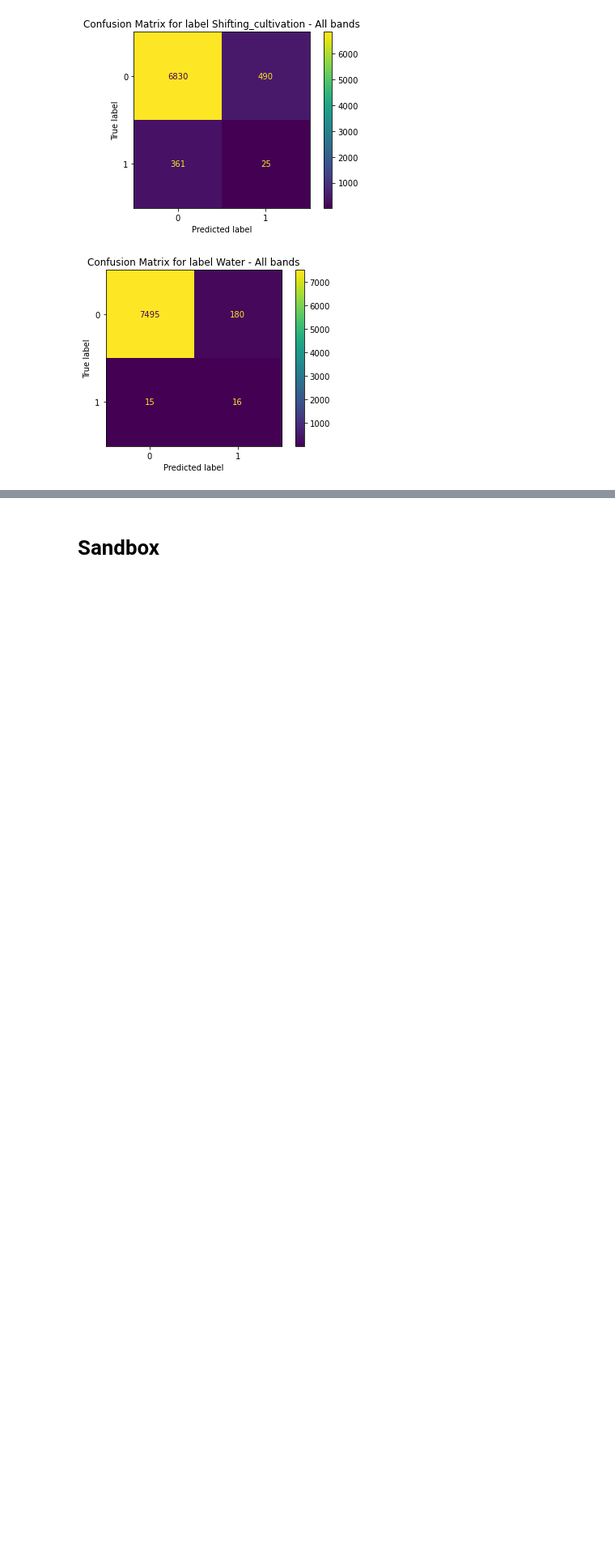
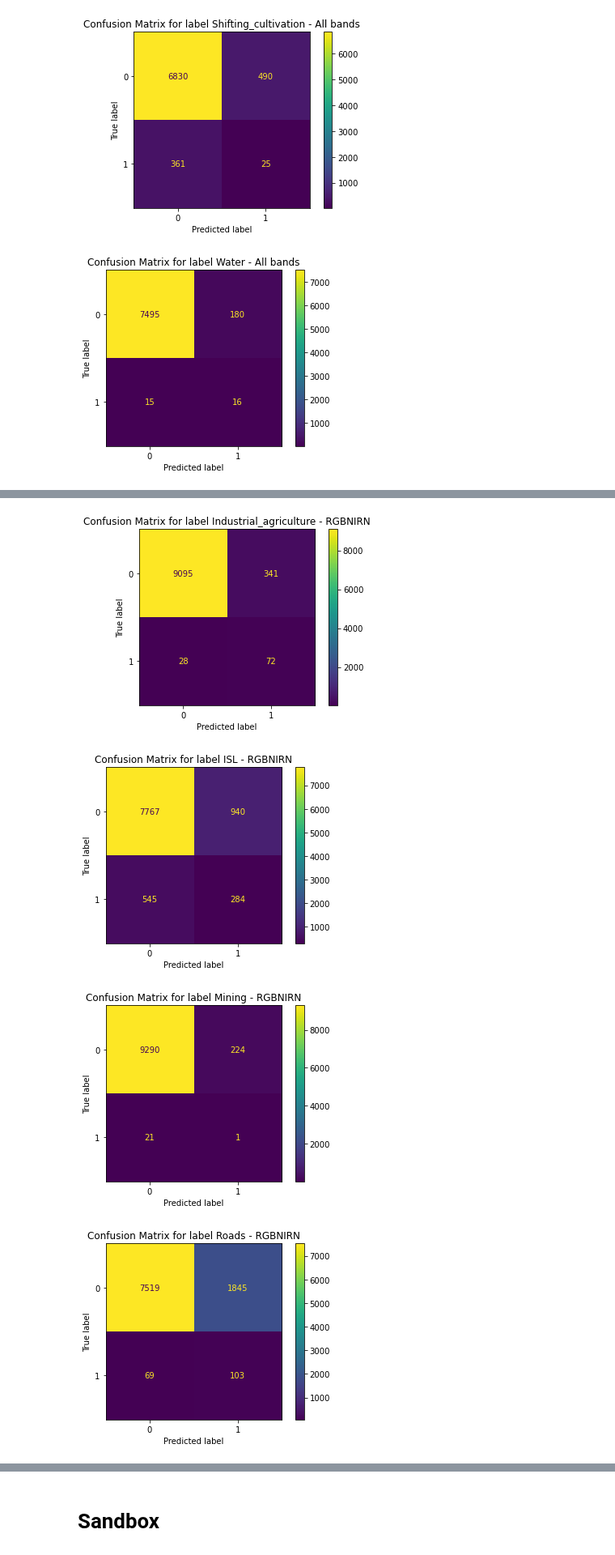
Before and after one commit to Project-Canopy/cb_feature_detection, a Jupyter notebook: model-development/evaluation_Zhenya_epoch_4_fsx.ipynb, the cells around one changed output, grey strips where cells are left out. Shown at 81% size. Saved outputs shown, nothing was run; the diff lists cells and outputs as text; code cells hidden in the pictures; blank space fills up the shorter version.

```diff
--- a/model-development/evaluation_Zhenya_epoch_4_fsx.ipynb
+++ b/model-development/evaluation_Zhenya_epoch_4_fsx.ipynb
@@ -414,0 +554,2 @@ loss_all_bands, accuracy_all_bands, precision_all_bands, recall_all_bands, f1sco
+# %%
+y_pred_RGBNIRN = model_RGBNIRN.predict(gen_RGBNIRN.test_dataset, verbose=1)
@@ -414,0 +558,5 @@ loss_all_bands, accuracy_all_bands, precision_all_bands, recall_all_bands, f1sco
+# %%
+# Get true labels from csv file
+y_true_2 = pd.read_csv(new_csv_path_one_third).drop('paths', 1)
+y_true = np.array([y_true_2.loc[i].to_list() for i in range(len(y_true_2))])
+print(y_true)
@@ -414,0 +571,6 @@ loss_all_bands, accuracy_all_bands, precision_all_bands, recall_all_bands, f1sco
+# %%
+threshold = .2
+
+# y_pred_all_bands_threshold = np.where(y_pred_all_bands > threshold, 1, 0)
+y_pred_RGBNIRN_threshold = np.where(y_pred_RGBNIRN > threshold, 1, 0)
+y_pred_RGBNIRN_threshold
@@ -414,0 +585,13 @@ loss_all_bands, accuracy_all_bands, precision_all_bands, recall_all_bands, f1sco
+# %%
+from sklearn.metrics import multilabel_confusion_matrix, ConfusionMatrixDisplay
+matrices_RGBNIRN = multilabel_confusion_matrix(y_true, y_pred_RGBNIRN_threshold)
+# %%
+for i in range(len(new_label_list)):
+    cmd = ConfusionMatrixDisplay(matrices_RGBNIRN[i], display_labels=np.unique(y_true)).plot()
+    plt.title(f'Confusion Matrix for label {new_label_list[i]} - RGBNIRN')
+    plt.show()
+# %% [output]
+[figure, added]
+[figure, added]
+[figure, added]
+[figure, added]
```
Also changed, not shown: parts of 30 cells of this notebook, 2 other files.
